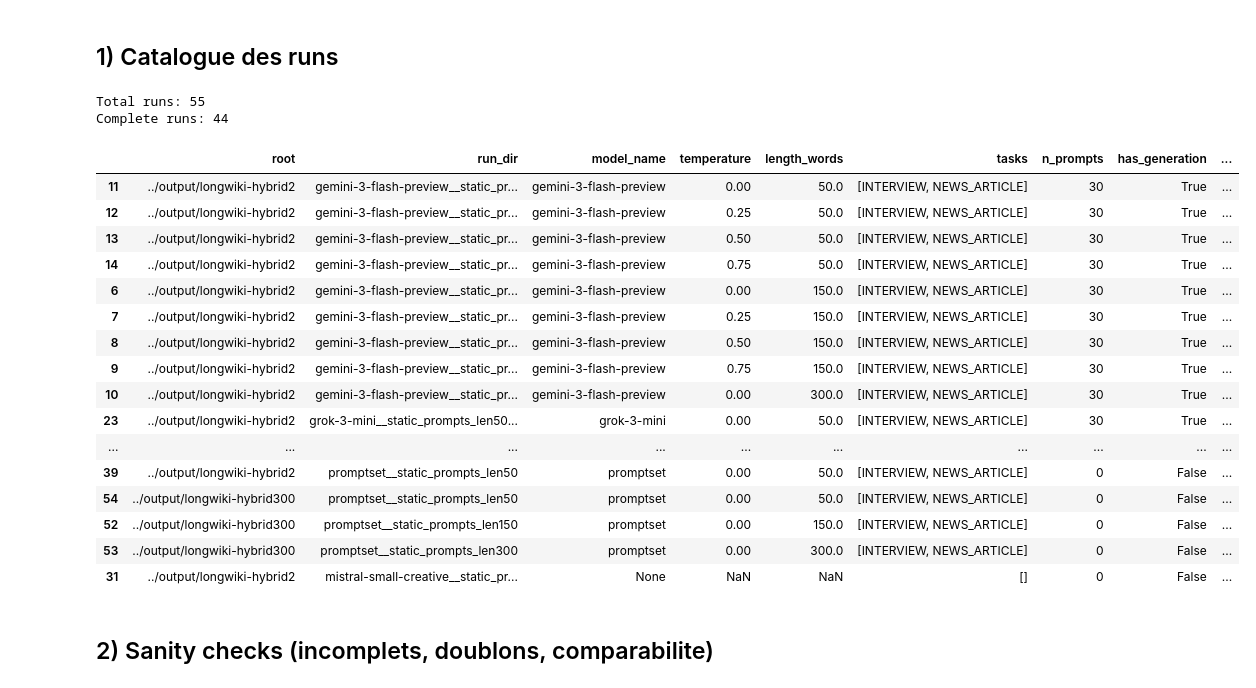
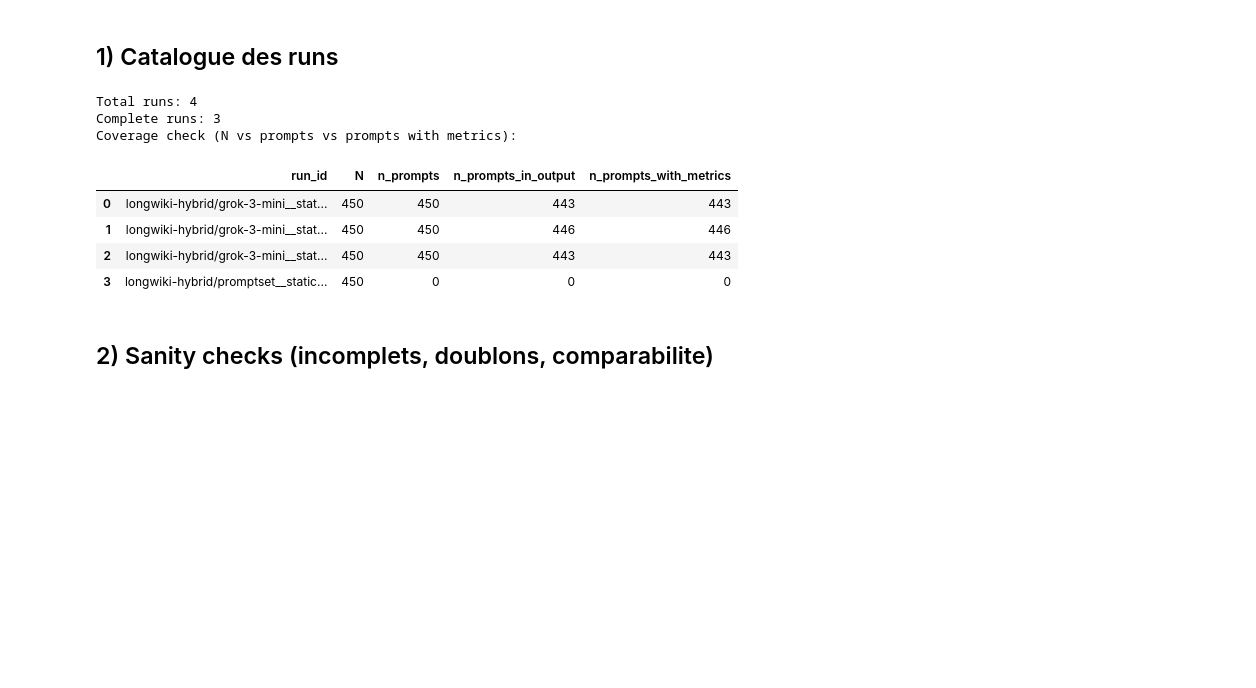
Before and after one commit to Fireman4740/HalluLens, a Jupyter notebook: notebook/correlation_v2.ipynb, the cells around one changed output. Cells and saved outputs as stored; diff of their text form; code cells hidden in the pictures; blank space fills up the shorter version.

```diff
--- a/notebook/correlation_v2.ipynb
+++ b/notebook/correlation_v2.ipynb
@@ -499,42 +502,27 @@ def availability_grid(df_runs_group):
 # %%
 df_runs = build_run_catalog(
     OUTPUT_ROOTS,
     length_filter=LENGTH_FILTER,
     task_filter=TASK_FILTER,
     require_output_csv=REQUIRE_OUTPUT_CSV,
 )
 
 print(f"Total runs: {len(df_runs)}")
 print(f"Complete runs: {df_runs['is_complete'].sum() if not df_runs.empty else 0}")
 
 # Visual inspection
-cols_preview = [
-    'root', 'run_dir', 'model_name', 'temperature', 'length_words',
-    'tasks', 'n_prompts', 'has_generation', 'has_output_csv',
-    'prompt_set_id', 'instance_set_id', 'passes_filters'
-]
-if not df_runs.empty:
-    display(df_runs[cols_preview])
+print('Coverage check (N vs prompts vs prompts with metrics):')
+cov_cols = ['run_id', 'N', 'n_prompts', 'n_prompts_in_output', 'n_prompts_with_metrics']
+display(df_runs[cov_cols])
 # %% [output]
-Total runs: 55
-Complete runs: 44
+Total runs: 4
+Complete runs: 3
+Coverage check (N vs prompts vs prompts with metrics):
-|  | root | run_dir | model_name | temperature | length_words | tasks | n_prompts | has_generation | ... |
-| 11 | ../output/longwiki-hybrid2 | gemini-3-flash-preview__static_pr... | gemini-3-flash-preview | 0.00 | 50.0 | [INTERVIEW, NEWS_ARTICLE] | 30 | True | ... |
-| 12 | ../output/longwiki-hybrid2 | gemini-3-flash-preview__static_pr... | gemini-3-flash-preview | 0.25 | 50.0 | [INTERVIEW, NEWS_ARTICLE] | 30 | True | ... |
-| 13 | ../output/longwiki-hybrid2 | gemini-3-flash-preview__static_pr... | gemini-3-flash-preview | 0.50 | 50.0 | [INTERVIEW, NEWS_ARTICLE] | 30 | True | ... |
-| 14 | ../output/longwiki-hybrid2 | gemini-3-flash-preview__static_pr... | gemini-3-flash-preview | 0.75 | 50.0 | [INTERVIEW, NEWS_ARTICLE] | 30 | True | ... |
-| 6 | ../output/longwiki-hybrid2 | gemini-3-flash-preview__static_pr... | gemini-3-flash-preview | 0.00 | 150.0 | [INTERVIEW, NEWS_ARTICLE] | 30 | True | ... |
-| 7 | ../output/longwiki-hybrid2 | gemini-3-flash-preview__static_pr... | gemini-3-flash-preview | 0.25 | 150.0 | [INTERVIEW, NEWS_ARTICLE] | 30 | True | ... |
-| 8 | ../output/longwiki-hybrid2 | gemini-3-flash-preview__static_pr... | gemini-3-flash-preview | 0.50 | 150.0 | [INTERVIEW, NEWS_ARTICLE] | 30 | True | ... |
-| 9 | ../output/longwiki-hybrid2 | gemini-3-flash-preview__static_pr... | gemini-3-flash-preview | 0.75 | 150.0 | [INTERVIEW, NEWS_ARTICLE] | 30 | True | ... |
-| 10 | ../output/longwiki-hybrid2 | gemini-3-flash-preview__static_pr... | gemini-3-flash-preview | 0.00 | 300.0 | [INTERVIEW, NEWS_ARTICLE] | 30 | True | ... |
-| 23 | ../output/longwiki-hybrid2 | grok-3-mini__static_prompts_len50... | grok-3-mini | 0.00 | 50.0 | [INTERVIEW, NEWS_ARTICLE] | 30 | True | ... |
-| ... | ... | ... | ... | ... | ... | ... | ... | ... | ... |
-| 39 | ../output/longwiki-hybrid2 | promptset__static_prompts_len50 | promptset | 0.00 | 50.0 | [INTERVIEW, NEWS_ARTICLE] | 0 | False | ... |
-| 54 | ../output/longwiki-hybrid300 | promptset__static_prompts_len50 | promptset | 0.00 | 50.0 | [INTERVIEW, NEWS_ARTICLE] | 0 | False | ... |
-| 52 | ../output/longwiki-hybrid300 | promptset__static_prompts_len150 | promptset | 0.00 | 150.0 | [INTERVIEW, NEWS_ARTICLE] | 0 | False | ... |
-| 53 | ../output/longwiki-hybrid300 | promptset__static_prompts_len300 | promptset | 0.00 | 300.0 | [INTERVIEW, NEWS_ARTICLE] | 0 | False | ... |
-| 31 | ../output/longwiki-hybrid2 | mistral-small-creative__static_pr... | None | NaN | NaN | [] | 0 | False | ... |
+|  | run_id | N | n_prompts | n_prompts_in_output | n_prompts_with_metrics |
+| 0 | longwiki-hybrid/grok-3-mini__stat... | 450 | 450 | 443 | 443 |
+| 1 | longwiki-hybrid/grok-3-mini__stat... | 450 | 450 | 446 | 446 |
+| 2 | longwiki-hybrid/grok-3-mini__stat... | 450 | 450 | 443 | 443 |
+| 3 | longwiki-hybrid/promptset__static... | 450 | 0 | 0 | 0 |
 # %% [markdown]
 ## 2) Sanity checks (incomplets, doublons, comparabilite)
 # %%
```
Also changed, not shown: parts of 17 cells of this notebook, 10 other files.
